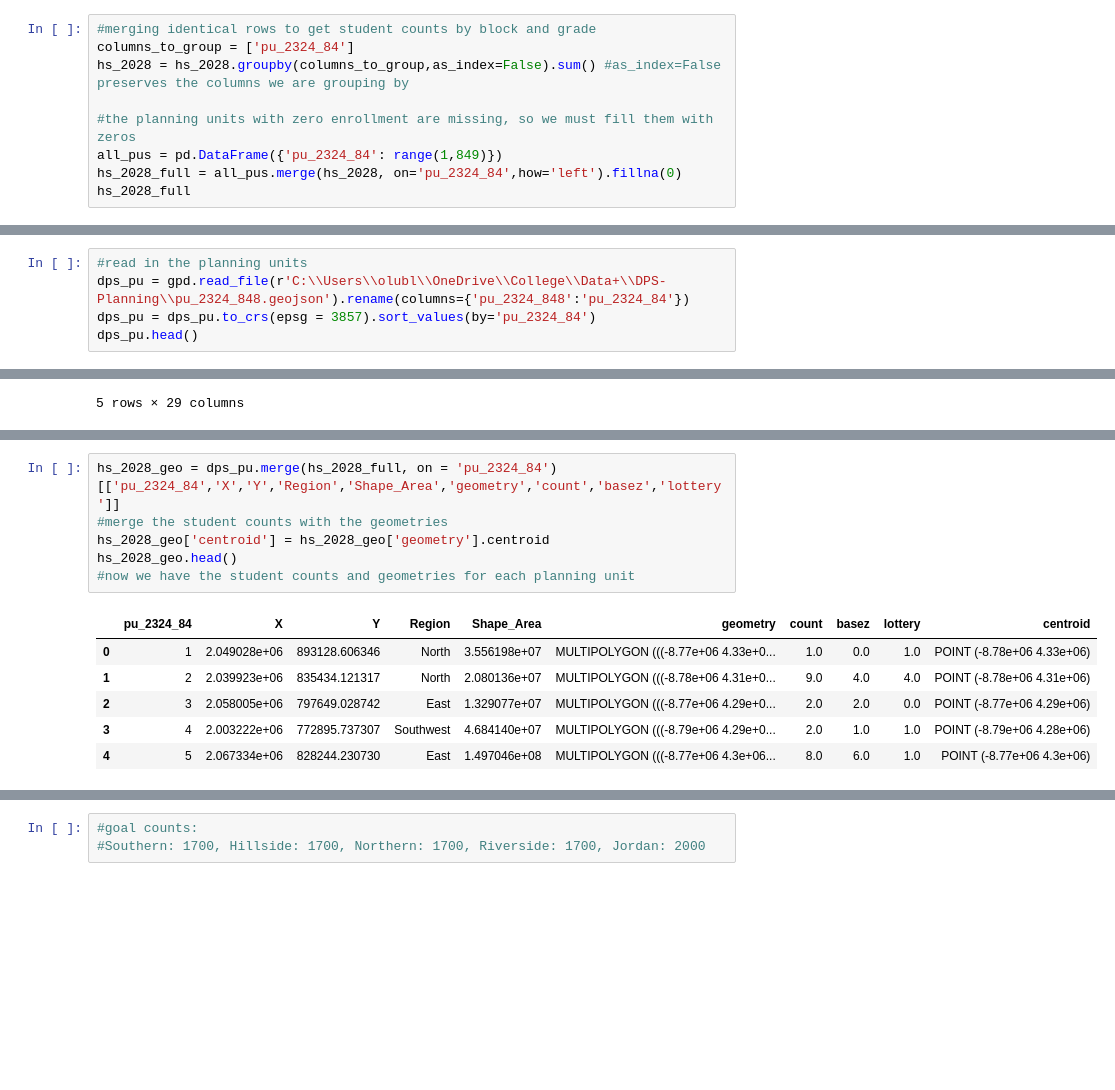
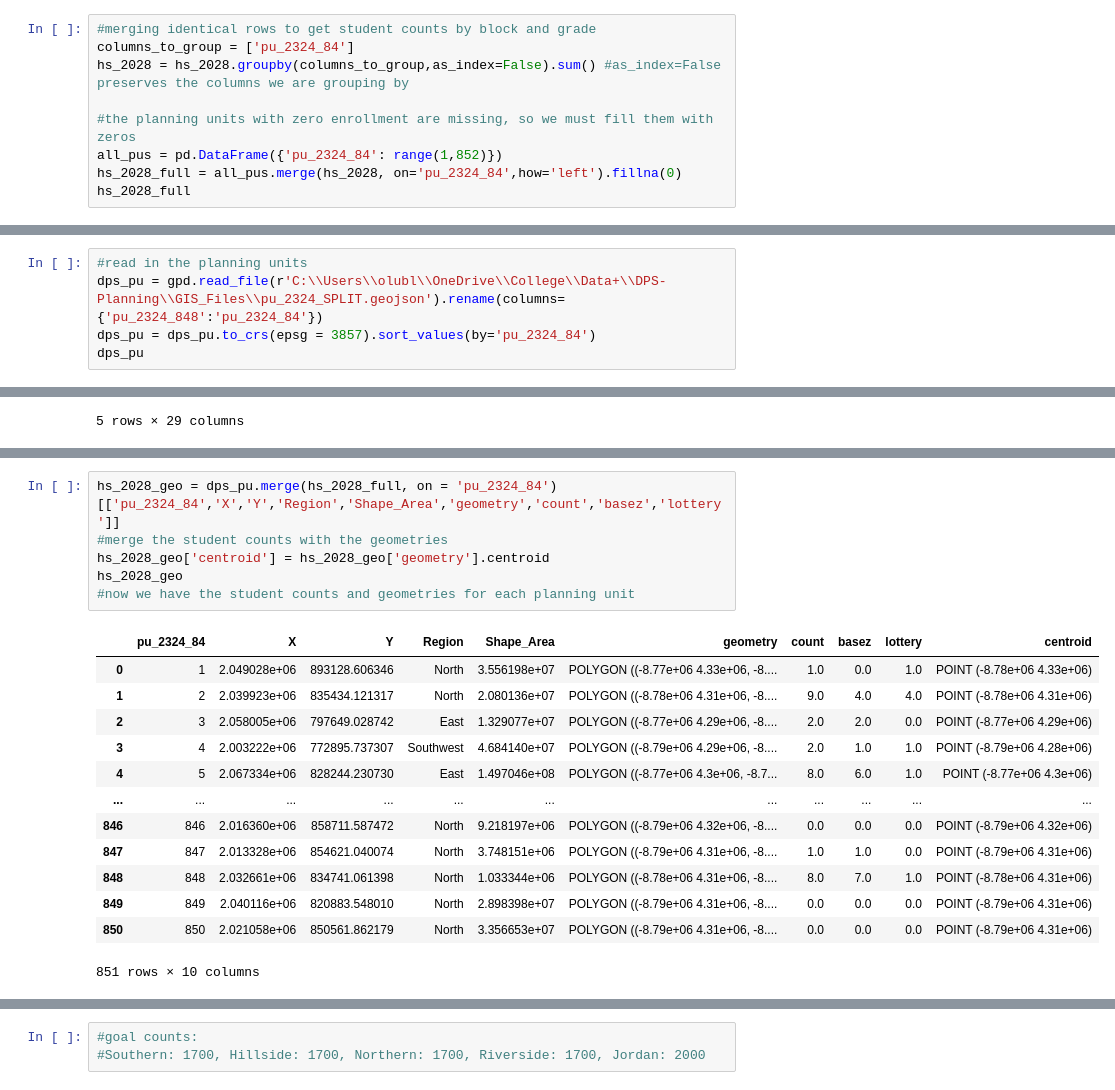
Before and after one commit to olublin/DPS-Planning, a Jupyter notebook: Base_Projection.ipynb, the cells around one changed output, grey strips where cells are left out. Cells and saved outputs as stored; diff of their text form; blank space fills up the shorter version.

```diff
--- a/Base_Projection.ipynb
+++ b/Base_Projection.ipynb
@@ -28,7 +28,7 @@ columns_to_group = ['pu_2324_84']
 hs_2028 = hs_2028.groupby(columns_to_group,as_index=False).sum() #as_index=False preserves the columns we are grouping by
 
 #the planning units with zero enrollment are missing, so we must fill them with zeros
-all_pus = pd.DataFrame({'pu_2324_84': range(1,849)})
+all_pus = pd.DataFrame({'pu_2324_84': range(1,852)})
 hs_2028_full = all_pus.merge(hs_2028, on='pu_2324_84',how='left').fillna(0)
 hs_2028_full
 # %% [output]
@@ -48,8 +48,8 @@ hs_2028_full
 # %%
 #read in the planning units
-dps_pu = gpd.read_file(r'C:\\Users\\olubl\\OneDrive\\College\\Data+\\DPS-Planning\\pu_2324_848.geojson').rename(columns={'pu_2324_848':'pu_2324_84'})
+dps_pu = gpd.read_file(r'C:\\Users\\olubl\\OneDrive\\College\\Data+\\DPS-Planning\\GIS_Files\\pu_2324_SPLIT.geojson').rename(columns={'pu_2324_848':'pu_2324_84'})
 dps_pu = dps_pu.to_crs(epsg = 3857).sort_values(by='pu_2324_84')
-dps_pu.head()
+dps_pu
 # %% [output]
 |  | OBJECTID | pu_2324_84 | X | Y | M_min | PS_ID | PUID2122_2 | ps_id_833 | psid_982 | TIMS_PU | ... |
 | 0 | 1 | 1 | 2.049028e+06 | 893128.606346 | 0.0 | 589 | 589 | 1 | 1 | PU589 | ... |
@@ -95,16 +102,23 @@ plt.show()
 # %%
 hs_2028_geo = dps_pu.merge(hs_2028_full, on = 'pu_2324_84')[['pu_2324_84','X','Y','Region','Shape_Area','geometry','count','basez','lottery']]
 #merge the student counts with the geometries
 hs_2028_geo['centroid'] = hs_2028_geo['geometry'].centroid
-hs_2028_geo.head()
+hs_2028_geo
 #now we have the student counts and geometries for each planning unit
 # %% [output]
 |  | pu_2324_84 | X | Y | Region | Shape_Area | geometry | count | basez | lottery | centroid |
-| 0 | 1 | 2.049028e+06 | 893128.606346 | North | 3.556198e+07 | MULTIPOLYGON (((-8.77e+06 4.33e+0... | 1.0 | 0.0 | 1.0 | POINT (-8.78e+06 4.33e+06) |
-| 1 | 2 | 2.039923e+06 | 835434.121317 | North | 2.080136e+07 | MULTIPOLYGON (((-8.78e+06 4.31e+0... | 9.0 | 4.0 | 4.0 | POINT (-8.78e+06 4.31e+06) |
-| 2 | 3 | 2.058005e+06 | 797649.028742 | East | 1.329077e+07 | MULTIPOLYGON (((-8.77e+06 4.29e+0... | 2.0 | 2.0 | 0.0 | POINT (-8.77e+06 4.29e+06) |
-| 3 | 4 | 2.003222e+06 | 772895.737307 | Southwest | 4.684140e+07 | MULTIPOLYGON (((-8.79e+06 4.29e+0... | 2.0 | 1.0 | 1.0 | POINT (-8.79e+06 4.28e+06) |
-| 4 | 5 | 2.067334e+06 | 828244.230730 | East | 1.497046e+08 | MULTIPOLYGON (((-8.77e+06 4.3e+06... | 8.0 | 6.0 | 1.0 | POINT (-8.77e+06 4.3e+06) |
+| 0 | 1 | 2.049028e+06 | 893128.606346 | North | 3.556198e+07 | POLYGON ((-8.77e+06 4.33e+06, -8.... | 1.0 | 0.0 | 1.0 | POINT (-8.78e+06 4.33e+06) |
+| 1 | 2 | 2.039923e+06 | 835434.121317 | North | 2.080136e+07 | POLYGON ((-8.78e+06 4.31e+06, -8.... | 9.0 | 4.0 | 4.0 | POINT (-8.78e+06 4.31e+06) |
+| 2 | 3 | 2.058005e+06 | 797649.028742 | East | 1.329077e+07 | POLYGON ((-8.77e+06 4.29e+06, -8.... | 2.0 | 2.0 | 0.0 | POINT (-8.77e+06 4.29e+06) |
+| 3 | 4 | 2.003222e+06 | 772895.737307 | Southwest | 4.684140e+07 | POLYGON ((-8.79e+06 4.29e+06, -8.... | 2.0 | 1.0 | 1.0 | POINT (-8.79e+06 4.28e+06) |
+| 4 | 5 | 2.067334e+06 | 828244.230730 | East | 1.497046e+08 | POLYGON ((-8.77e+06 4.3e+06, -8.7... | 8.0 | 6.0 | 1.0 | POINT (-8.77e+06 4.3e+06) |
+| ... | ... | ... | ... | ... | ... | ... | ... | ... | ... | ... |
+| 846 | 846 | 2.016360e+06 | 858711.587472 | North | 9.218197e+06 | POLYGON ((-8.79e+06 4.32e+06, -8.... | 0.0 | 0.0 | 0.0 | POINT (-8.79e+06 4.32e+06) |
+| 847 | 847 | 2.013328e+06 | 854621.040074 | North | 3.748151e+06 | POLYGON ((-8.79e+06 4.31e+06, -8.... | 1.0 | 1.0 | 0.0 | POINT (-8.79e+06 4.31e+06) |
+| 848 | 848 | 2.032661e+06 | 834741.061398 | North | 1.033344e+06 | POLYGON ((-8.78e+06 4.31e+06, -8.... | 8.0 | 7.0 | 1.0 | POINT (-8.78e+06 4.31e+06) |
+| 849 | 849 | 2.040116e+06 | 820883.548010 | North | 2.898398e+07 | POLYGON ((-8.79e+06 4.31e+06, -8.... | 0.0 | 0.0 | 0.0 | POINT (-8.79e+06 4.31e+06) |
+| 850 | 850 | 2.021058e+06 | 850561.862179 | North | 3.356653e+07 | POLYGON ((-8.79e+06 4.31e+06, -8.... | 0.0 | 0.0 | 0.0 | POINT (-8.79e+06 4.31e+06) |
+851 rows × 10 columns
 # %%
 fig,ax = plt.subplots(figsize = (5,7))
 
```
Also changed, not shown: parts of 9 cells of this notebook.
